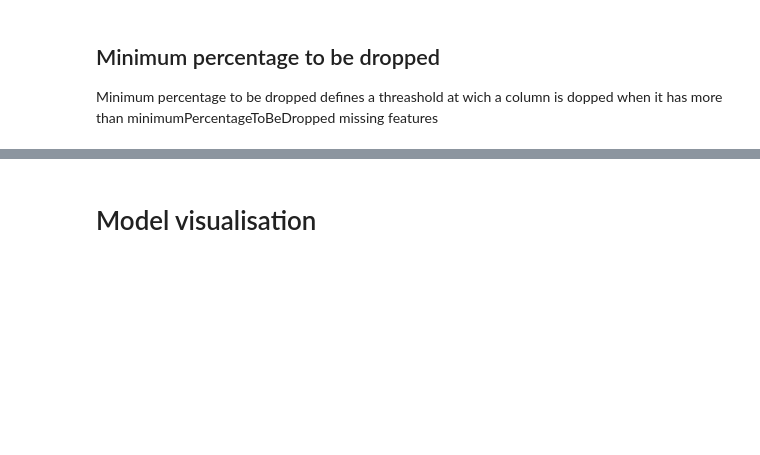
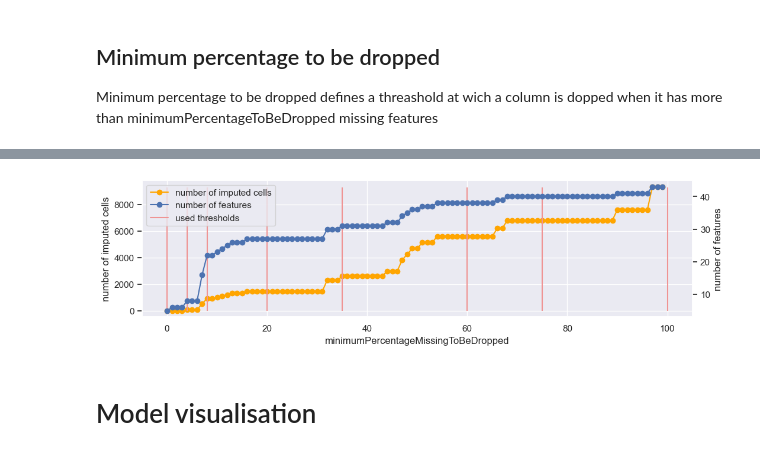
Before and after one commit to FinnHuelsbusch/UniMannheim-DataMining, a Jupyter notebook: Analyse.ipynb, the cells around one changed output, grey strips where cells are left out. Saved outputs shown, nothing was run; the diff lists cells and outputs as text; code cells hidden in the pictures; blank space fills up the shorter version.

```diff
--- a/Analyse.ipynb
+++ b/Analyse.ipynb
@@ -22,18 +23,18 @@ datasets = ["hungarian", "cleveland", "switzerland", "long-beach-va"]
 # %%
 # custom function to read the dataset into a csv formated string
 # the name is used as a delimiter here because it is the last feature and common among all entrys
-def readRawData(filePath:str):
-    with open(filePath) as file:
-        dataString = file.read()
-        dataString = dataString.replace("\n"," ")
-        dataString = re.sub("[a-zA-Z]+ ","name\n", dataString)
-        dataString = dataString.replace(" ",",")
-        return dataString
+def read_raw_data(file_path:str):
+    with open(file_path) as file:
+        data_string = file.read()
+        data_string = data_string.replace("\n"," ")
+        data_string = re.sub("[a-zA-Z]+ ","name\n", data_string)
+        data_string = data_string.replace(" ",",")
+        return data_string
 # %%
 # read the data from the specified datasets into the df
 df = pd.DataFrame()
 for dataset in datasets:
-    dataset_df = pd.read_csv(StringIO(readRawData("./Data/"+ dataset +".data")), header=None, sep=",")
+    dataset_df = pd.read_csv(StringIO(read_raw_data("./Data/"+ dataset +".data")), header=None, sep=",")
     dataset_df['dataset'] = dataset
     df = pd.concat([df,dataset_df ], ignore_index=True)
 # %%
@@ -470,28 +492,30 @@ plt.show()
 # %%
 # generate plot showing the development of the number of imputed cells and number of remaining features over different minimumPercentageToBeDropped. Mark the used thresholds by vertical lines.
 # generate figure
 fig, ax = plt.subplots(1)
 ax2 = ax.twinx()
 # generate line plots
 lns1 = ax.plot(df_minimum_percentage_to_be_dropped.index, df_minimum_percentage_to_be_dropped["number of imputed cells"], '-o', label = 'number of imputed cells', color = 'orange')
 lns2 = ax2.plot(df_minimum_percentage_to_be_dropped.index, df_minimum_percentage_to_be_dropped["number of columns"], '-o', label = 'number of features')
 #add decided thresholds
 thresholds = [0,4,8,20,35,60,75,100]
 for threshold in thresholds:
     ax.vlines(threshold,0,9300,color="#ef9494")
 # label axis
 ax.set_xlabel('minimumPercentageMissingToBeDropped')
 ax.set_ylabel('number of imputed cells')
 ax2.set_ylabel('number of features')
 plt.grid()
 # add legend
 lns = lns1 + lns2
 labs = [l.get_label() for l in lns]
 handles, labels = ax.get_legend_handles_labels()
-lns.append(Line2D([0],[0],markersize=10,color='#ef9494',label='thresholds'))
+lns.append(plt.Line2D([0],[0],markersize=10,color='#ef9494',label='thresholds'))
 labs.append("used thresholds")
 legend = ax.legend(lns, labs, loc=2, bbox_to_anchor=(0,1))
 plt.show()
+# %% [output]
+[figure, added]
 # %% [markdown]
 # Model visualisation
 # %%
```
Also changed, not shown: parts of 22 cells of this notebook, 2 other files.
